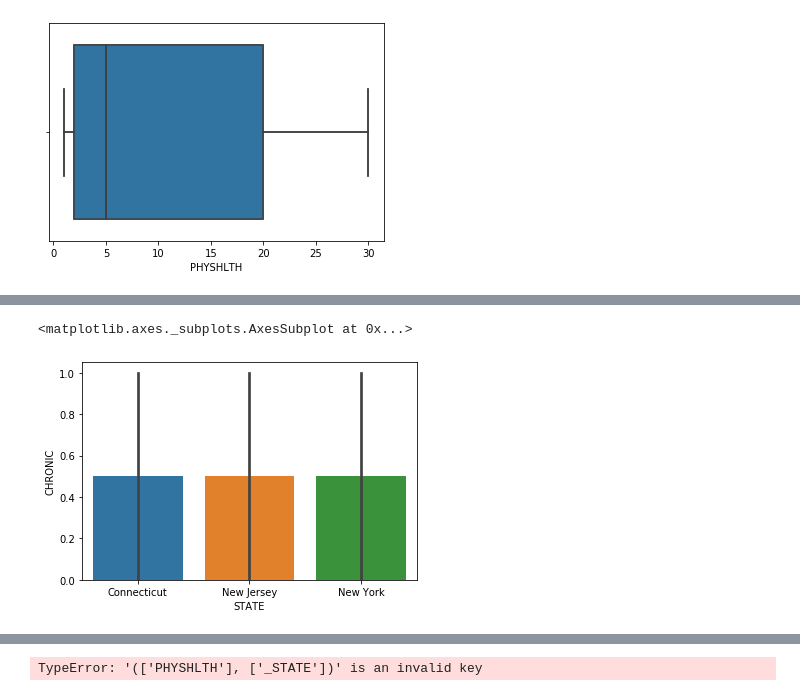
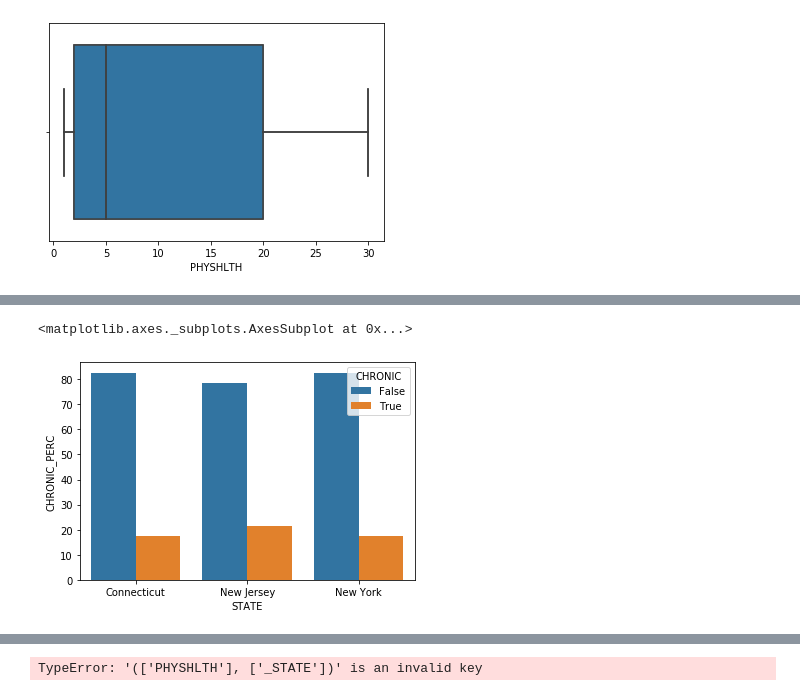
Before and after one commit to coreyryanhanson/nyc-mhtn-ds-010620-lectures, a Jupyter notebook: week_2/case_study/case.ipynb, the cells around one changed output, grey strips where cells are left out. Saved outputs shown, nothing was run; the diff lists cells and outputs as text; code cells hidden in the pictures.

```diff
--- a/week_2/case_study/case.ipynb
+++ b/week_2/case_study/case.ipynb
@@ -30,18 +30,23 @@ def the_nans(dataframe, fill_perc):
 removed_nans = the_nans(df, 0)
 df.drop(columns=removed_nans, inplace=True)
 
-#Matches states with it's key
-def return_state_key(key):
-    state_legend = {9: "Connecticut", 34: "New Jersey", 36: "New York"}
-    return state_legend[key]
+state_legend = {9: "Connecticut", 34: "New Jersey", 36: "New York"}
+smoking_legend = {1: "Every Day", 2: "Some Days", 3: "Not at all", 7: "Don't Know", 9: "Refused"}
+
+
+
+#Function to match codes with human readable values
+def return_key(key,legend):
+    return legend[key]
 
 #Standardizes Interview Date and drops redundant columns
 df["IDATE"] = df["IDATE"].map(lambda x: f"{str(x)[0:1]}-{str(x)[1:3]}-{str(x)[3:7]}"  if len(str(x)) == 7 else f"{str(x)[0:2]}-{str(x)[2:4]}-{str(x)[4:8]}")
 df["IDATE"] = pd.to_datetime(df["IDATE"], format='%m-%d-%Y')
 df.drop(columns=["IDAY", 'IMONTH', 'IYEAR'], inplace=True)
 
-#Creates human readable state column:
-df["STATE"] = df["_STATE"].map(lambda x: return_state_key(x))
+#Creates human readable columns:
+df["STATE"] = df["_STATE"].map(state_legend)
+df["SMOKING"] = df["SMOKDAY2"].map(smoking_legend)
 # %%
 #Data is already just those states.
 df["_STATE"].unique()
@@ -145,5 +141,5 @@ chronically_grouped
 # %%
-sns.barplot(x="STATE", y='CHRONIC', data=chronically_grouped )
+sns.barplot(x="STATE", y='CHRONIC_PERC', data=chronically_grouped, hue="CHRONIC")
 # %% [output]
 <matplotlib.axes._subplots.AxesSubplot at 0x...>
-[figure, old version]
+[figure, new version]
```
Also changed, not shown: parts of 9 cells of this notebook.
